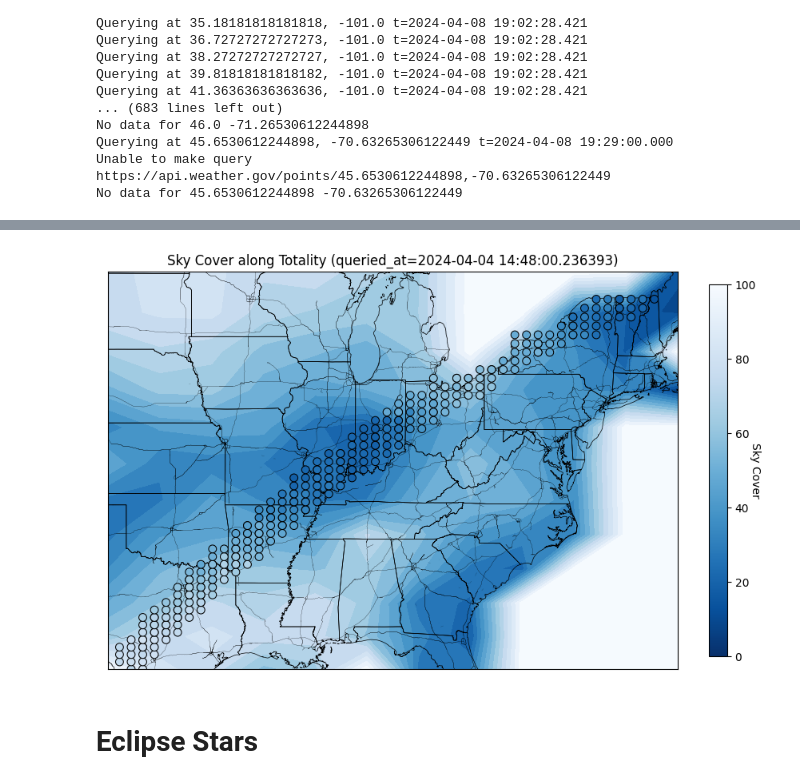
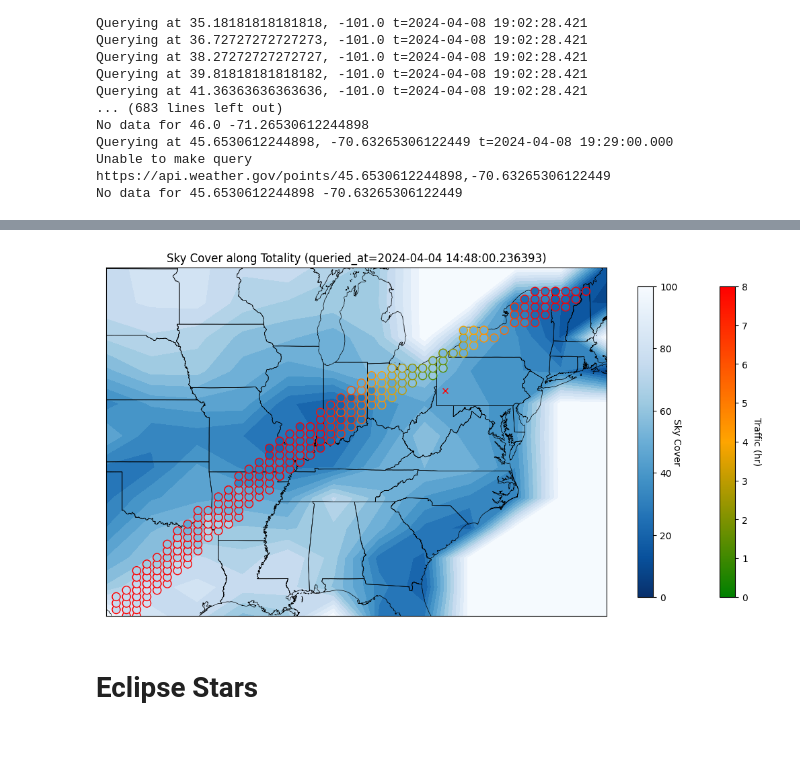
Before and after one commit to mattlangford/astropy-playground, a Jupyter notebook: astro.ipynb, the cells around one changed output, grey strips where cells are left out. Cells and saved outputs as stored; diff of their text form; code cells hidden in the pictures; blank space fills up the shorter version.

```diff
--- a/astro.ipynb
+++ b/astro.ipynb
@@ -258,15 +290,3 @@ No data for 46.0 -71.26530612244898
 Querying at 45.6530612244898, -70.63265306122449 t=2024-04-08 19:29:00.000
 Unable to make query https://api.weather.gov/points/45.6530612244898,-70.63265306122449
 No data for 45.6530612244898 -70.63265306122449
-# %%
-# Requery anything that timed out
-missing = np.sum(cover == 100)
-coords = np.where(cover == 100)
-for (i, j) in zip(coords[0], coords[1]):
-    cover[i, j] = query_sky_cover_safe(cloud_lat[i, j], cloud_lon[i, j], avg_t)
-
-print(f"Found {np.sum(cover == 100) - missing} previous missing entries (out of {missing})")
-
-for i, c in enumerate(centers):
-    if center_covers[i] == 100:
-        center_covers[i] = query_sky_cover_safe(c[0], c[1], center_ts[i])
@@ -290,0 +293,7 @@ No data for 45.6530612244898 -70.63265306122449
+# %%
+# Query weather at each point within totality
+center_traffic = []
+pit_lat, pit_lon = 40.4406, -79.9959
+center_traffic = get_travel_times(pit_lat, pit_lon, centers, datetime.now())
+center_traffic = np.array(center_traffic)
+print(center_traffic)
@@ -291,32 +318,40 @@ No data for 45.6530612244898 -70.63265306122449
 # %%
 # Plot the map, eclipse points, and weather
 
 from mpl_toolkits.basemap import Basemap
+import matplotlib
 
-plt.figure(figsize=(10,10))
+plt.figure(figsize=(15, 15))
 # Lambert Conformal map of lower 48 states.
 m = Basemap(llcrnrlon=lon_min, llcrnrlat=lat_min, urcrnrlon=lon_max, urcrnrlat=lat_max,
             lat_0=lat_center, lon_0=lon_center, projection='merc')
 
 m.readshapefile('assets/cb_2018_us_state_500k/cb_2018_us_state_500k', 'states', drawbounds=True)
-m.readshapefile('assets/tl_2017_us_primaryroads/tl_2017_us_primaryroads', 'roads', drawbounds=True, linewidth=0.1)
+#m.readshapefile('assets/tl_2017_us_primaryroads/tl_2017_us_primaryroads', 'roads', drawbounds=True, linewidth=0.1)
 
 y, x = m(cloud_lon, cloud_lat)
 plt.contourf(y, x, cover, 15, cmap='Blues_r', vmin=0, vmax=100)
 
 y, x = m(centers[:, 1], centers[:, 0])
-center_covers = np.array(center_covers)
-mask = center_covers < 100
-plt.scatter(y[mask], x[mask], c=center_covers[mask], s=50, cmap='Blues_r', vmin=0, vmax=100, edgecolors='black', linewidth=0.75, zorder=2)
+mask = np.logical_and(center_covers < 100, center_traffic > 0)
+green_red = matplotlib.colors.LinearSegmentedColormap.from_list('gr',["g", "orange", "r"], N=256)
+max_hours = 8.0
+edge_colors = green_red(center_traffic[mask] / max_hours)
+plt.scatter(y[mask], x[mask], c=center_covers[mask], s=75, cmap='Blues_r', vmin=0, vmax=100, edgecolors=edge_colors, linewidth=1.0, zorder=2)
 
-cbar = plt.colorbar(fraction=0.03)
+cbar = plt.colorbar(matplotlib.cm.ScalarMappable(norm=matplotlib.colors.Normalize(vmin=0, vmax=max_hours), cmap=green_red), shrink=0.4, anchor=(-0.5, 0.5))
+cbar.set_label('Traffic (hr)', rotation=270, labelpad=15)
+cbar = plt.colorbar(shrink=0.4)
 cbar.set_label('Sky Cover', rotation=270)
+
+y, x = m(pit_lon, pit_lat)
+plt.plot(y, x, 'x', c='r')
 
 plt.title(f"Sky Cover along Totality (queried_at={weather_time})")
 
 plt.show()
 # %% [output]
-[figure, old version]
+[figure, new version]
 # %% [markdown]
 # Eclipse Stars
 # %%
```
Also changed, not shown: parts of 3 cells of this notebook.
